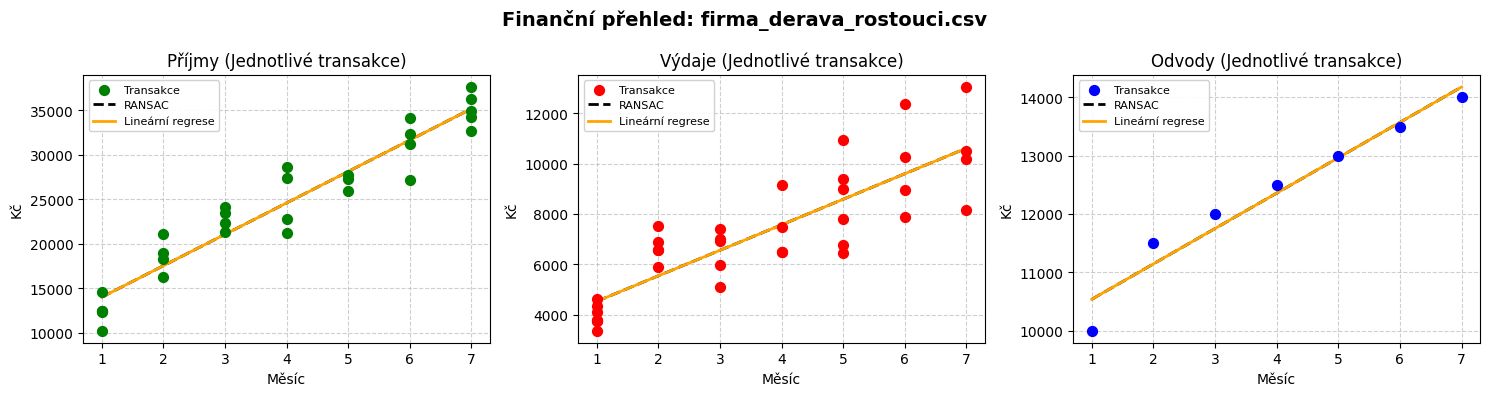
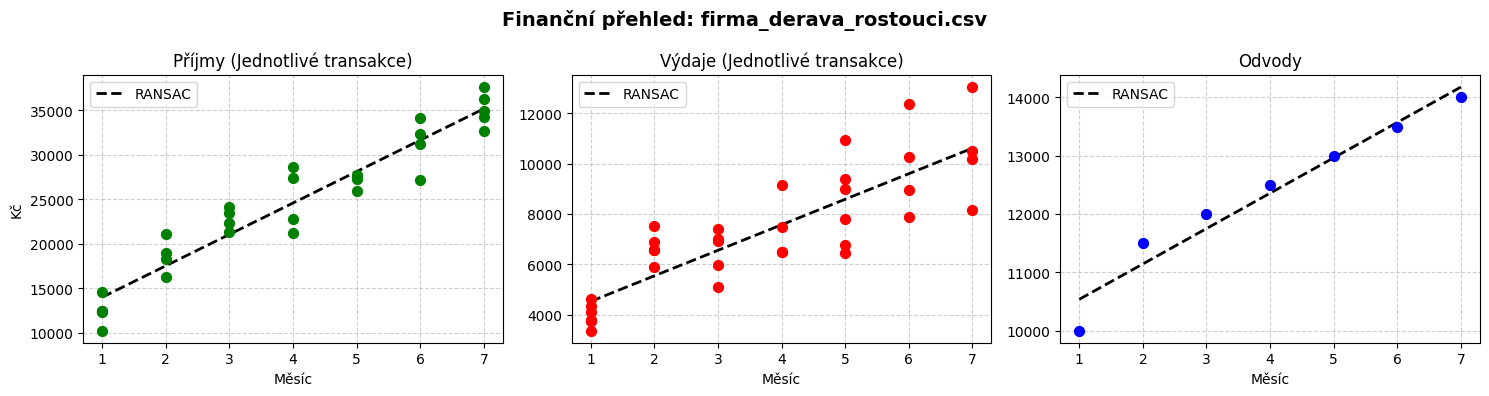
The change to this notebook cell's code, shown as a diff; its figure went from the first image to the second:
--- before
+++ after
@@ -1,4 +1,4 @@
+from sklearn.linear_model import LinearRegression
 from funkce import ransac_robust
-
 model = ransac_robust.Ransac(prah=5000)
 
@@ -24,19 +24,8 @@
             y_odvody.append(castka)
 
-    # RANSAC fit
+    # RANSAC fit pro každou kategorii
     fit_prijmy = model.fituj(x_prijmy, y_prijmy)
     fit_vydaje = model.fituj(x_vydaje, y_vydaje)
     fit_odvody = model.fituj(x_odvody, y_odvody)
-
-    # Lineární regrese přes sklearn
-    def lin_reg(x, y):
-        lr = LinearRegression()
-        lr.fit(np.array(x).reshape(-1, 1), y)
-        x_u = np.sort(np.unique(x))
-        return x_u, lr.predict(x_u.reshape(-1, 1))
-
-    lr_prijmy_x, lr_prijmy_y = lin_reg(x_prijmy, y_prijmy)
-    lr_vydaje_x, lr_vydaje_y = lin_reg(x_vydaje, y_vydaje)
-    lr_odvody_x, lr_odvody_y = lin_reg(x_odvody, y_odvody)
 
     pocet_mesicu = len(data_firmy["prijmy"])
@@ -44,20 +33,30 @@
     
     fig, (ax1, ax2, ax3) = plt.subplots(1, 3, figsize=(15, 4))
-
-    for ax, x, y, fit, lr_x, lr_y, barva, titulek in [
-        (ax1, x_prijmy, y_prijmy, fit_prijmy, lr_prijmy_x, lr_prijmy_y, 'green',  'Příjmy'),
-        (ax2, x_vydaje, y_vydaje, fit_vydaje, lr_vydaje_x, lr_vydaje_y, 'red',    'Výdaje'),
-        (ax3, x_odvody, y_odvody, fit_odvody, lr_odvody_x, lr_odvody_y, 'blue',   'Odvody'),
-    ]:
-        ax.scatter(x, y, color=barva, s=50, zorder=3, label='Transakce')
-        ax.plot(fit["x_unique"], fit["predikce"], color='black',  linestyle='--', linewidth=2, label='RANSAC')
-        ax.plot(lr_x,            lr_y,            color='orange', linestyle='-',  linewidth=2, label='Lineární regrese')
-        ax.set_title(f'{titulek} (Jednotlivé transakce)')
-        ax.set_xlabel('Měsíc')
-        ax.set_ylabel('Kč')
-        ax.set_xticks(osa_x_ticks)
-        ax.grid(True, linestyle='--', alpha=0.6, zorder=0)
-        ax.legend(loc='best', fontsize=8, framealpha=0.9)
-
+    
+    ax1.scatter(x_prijmy, y_prijmy, color='green', s=50, zorder=3)
+    ax1.plot(fit_prijmy["x_unique"], fit_prijmy["predikce"], color='black', linestyle='--', linewidth=2, label='RANSAC')
+    ax1.set_title('Příjmy (Jednotlivé transakce)')
+    ax1.set_xlabel('Měsíc')
+    ax1.set_ylabel('Kč')
+    ax1.set_xticks(osa_x_ticks)
+    ax1.grid(True, linestyle='--', alpha=0.6, zorder=0)
+    ax1.legend()
+    
+    ax2.scatter(x_vydaje, y_vydaje, color='red', s=50, zorder=3)
+    ax2.plot(fit_vydaje["x_unique"], fit_vydaje["predikce"], color='black', linestyle='--', linewidth=2, label='RANSAC')
+    ax2.set_title('Výdaje (Jednotlivé transakce)')
+    ax2.set_xlabel('Měsíc')
+    ax2.set_xticks(osa_x_ticks)
+    ax2.grid(True, linestyle='--', alpha=0.6, zorder=0)
+    ax2.legend()
+    
+    ax3.scatter(x_odvody, y_odvody, color='blue', s=50, zorder=3)
+    ax3.plot(fit_odvody["x_unique"], fit_odvody["predikce"], color='black', linestyle='--', linewidth=2, label='RANSAC')
+    ax3.set_title('Odvody')
+    ax3.set_xlabel('Měsíc')
+    ax3.set_xticks(osa_x_ticks)
+    ax3.grid(True, linestyle='--', alpha=0.6, zorder=0)
+    ax3.legend()
+    
     fig.suptitle(f'Finanční přehled: {nazev}', fontsize=14, fontweight='bold')
     plt.tight_layout()

Commit: fr